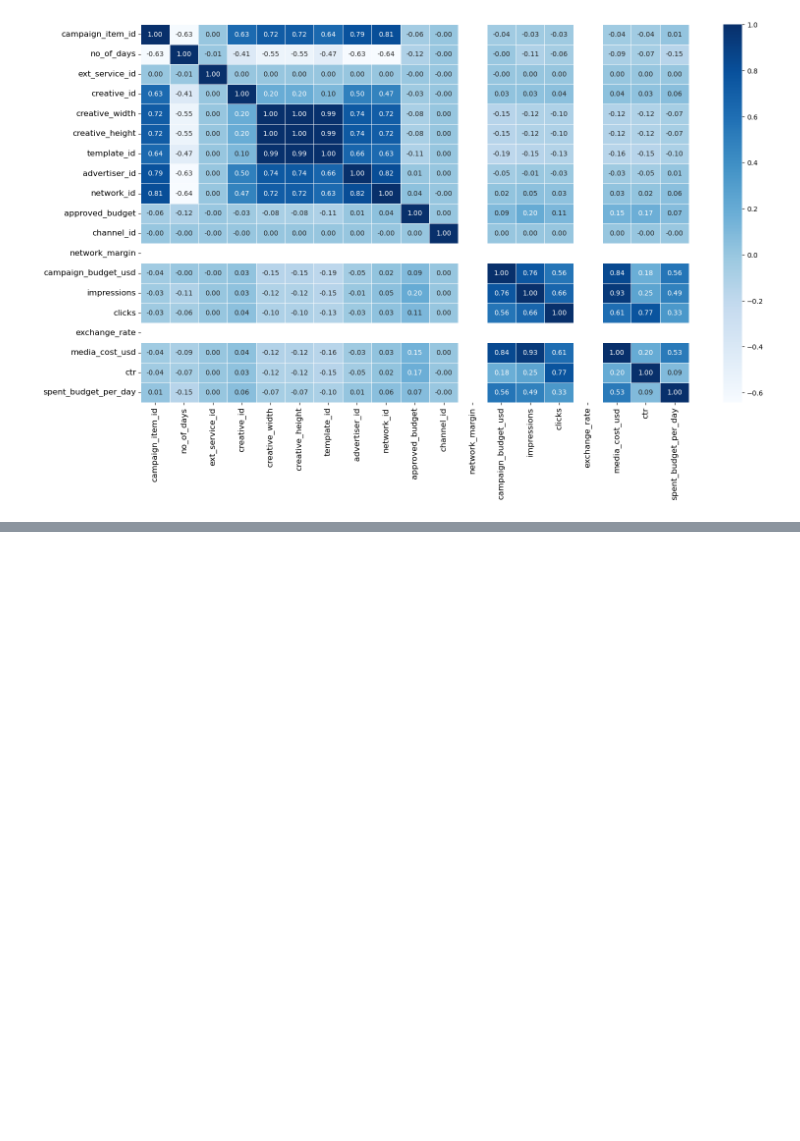
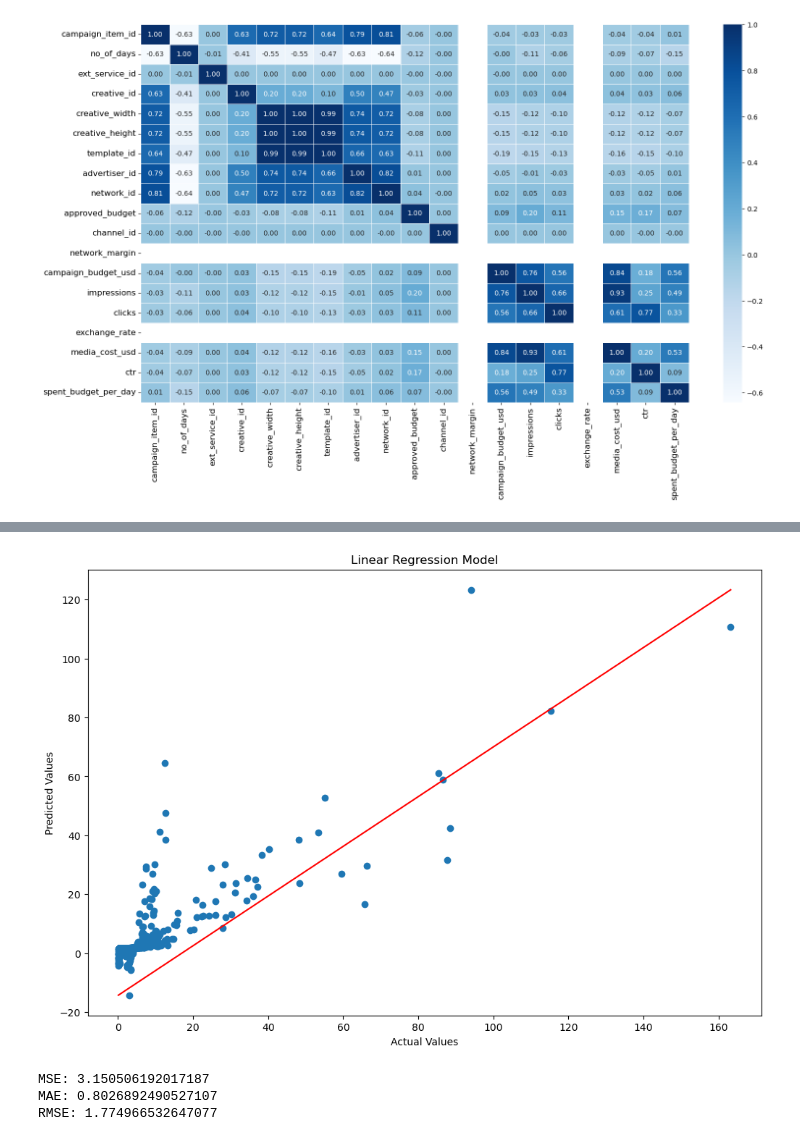
Before and after one commit to bahadirmustafa/Springboard, a Jupyter notebook: CTR Optimization .ipynb, the cells around one changed output, grey strips where cells are left out. Saved outputs shown, nothing was run; the diff lists cells and outputs as text; code cells hidden in the pictures; blank space fills up the shorter version.

```diff
--- a/CTR Optimization .ipynb
+++ b/CTR Optimization .ipynb
@@ -238,0 +250,48 @@ plt.show()
+# %%
+#Linear regression
+from sklearn.model_selection import train_test_split
+from sklearn.linear_model import LinearRegression
+from sklearn.metrics import mean_squared_error, mean_absolute_error
+
+
+# Split the data into features (X) and target variable (y)
+X = df[['clicks', 'impressions']]
+y = df['ctr']
+
+# Split the data into training and testing sets
+X_train, X_test, y_train, y_test = train_test_split(X, y, test_size=0.2, random_state=42)
+
+# Create an instance of the Linear Regression model
+model = LinearRegression()
+
+# Train the model on the training data
+model.fit(X_train, y_train)
+
+# Predict on the test data
+y_pred = model.predict(X_test)
+
+# Calculate MSE
+mse = mean_squared_error(y_test, y_pred)
+
+# Calculate MAE
+mae = mean_absolute_error(y_test, y_pred)
+
+# Calculate RMSE
+rmse = mean_squared_error(y_test, y_pred, squared=False)
+
+# Plot the predicted values against the actual values
+plt.scatter(y_test, y_pred)
+plt.plot([min(y_test), max(y_test)], [min(y_pred), max(y_pred)], color='red')
+plt.xlabel('Actual Values')
+plt.ylabel('Predicted Values')
+plt.title('Linear Regression Model')
+plt.show()
+
+print("MSE:", mse)
+print("MAE:", mae)
+print("RMSE:", rmse)
+# %% [output]
+[figure, added]
+MSE: 3.150506192017187
+MAE: 0.8026892490527107
+RMSE: 1.774966532647077
```
Also changed, not shown: parts of 3 cells of this notebook.
